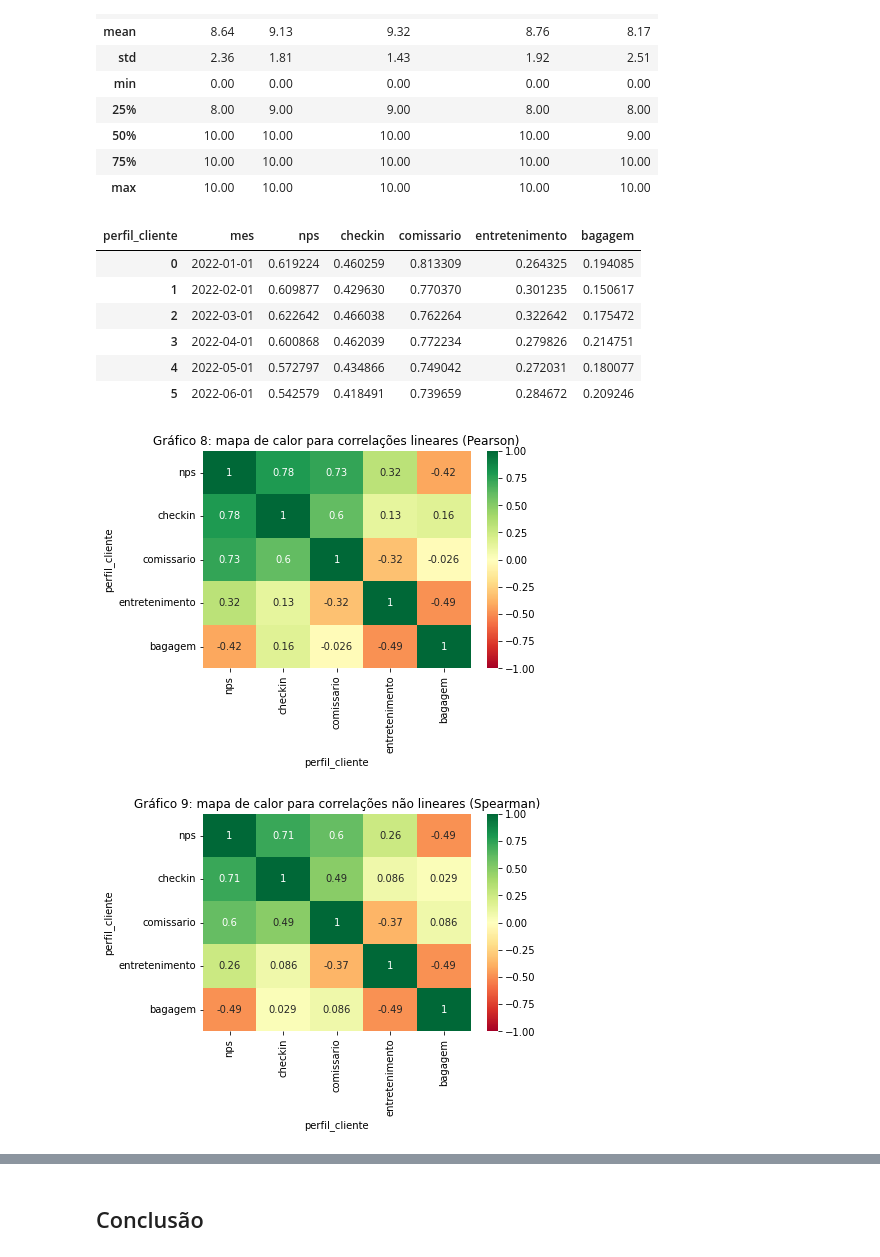
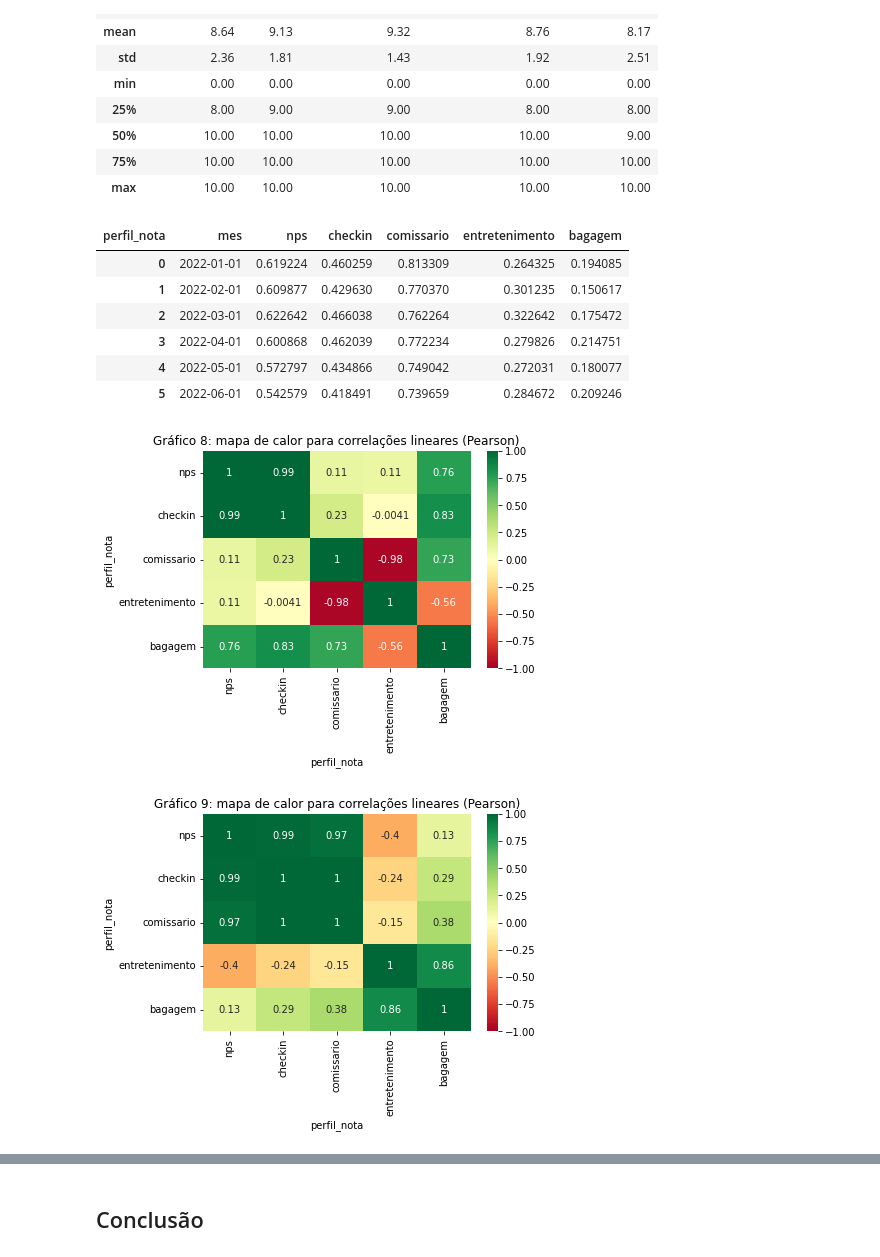
Before and after one commit to rknagao/azul, a Jupyter notebook: notebook.ipynb, the cells around one changed output, grey strips where cells are left out. Cells and saved outputs as stored; diff of their text form; code cells hidden in the pictures.

```diff
--- a/notebook.ipynb
+++ b/notebook.ipynb
@@ -107,3 +110,12 @@ print(f"Data do último registro: {df_nps['Data_Voo'].max()}")
 # %% [output]
 Data do primeiro registro: 2022-01-01 00:00:00
 Data do último registro: 2022-06-30 00:00:00
+# %%
+# Separando os períodos de comparação.
+df_nps['periodo'] = np.where(df_nps['Data_Voo'].between('2022-01-01', '2022-03-31'), 'q1', 'q2')
+
+print('Período de controle:')
+display(df_nps.loc[df_nps['periodo'] == 'q1', 'Data_Voo'].min(), df_nps.loc[df_nps['periodo'] == 'q1', 'Data_Voo'].max())
+
+print('Período de avaliação:')
+display(df_nps.loc[df_nps['periodo'] == 'q2', 'Data_Voo'].min(), df_nps.loc[df_nps['periodo'] == 'q2', 'Data_Voo'].max())
@@ -297,21 +368,22 @@ Quantidade de notas principais: 2870
 # %%
 def calcular_nps(df, coluna):
     # Definição de perfil de votos por vôo.
-    df['perfil_cliente'] = np.select(
+    df_temp = df.copy(deep=True)
+    df_temp[f'perfil_nota'] = np.select(
         [
             df[coluna] <= 6,
             df[coluna].between(7, 8),
-            df[coluna] >= 9,
+            df[coluna] >= 9
         ],
         [
             'detrator',
             'neutro',
             'promotor'
-        ], '?'
+        ], 'sem resposta'
     )
 
     # Cálculo de NPS por mês.
-    df_mes = pd.pivot_table(data=df, values='Id', index='mes', columns='perfil_cliente', aggfunc='count', margins=True, margins_name='total').reset_index(drop=False).iloc[:-1, :]
+    df_mes = pd.pivot_table(data=df_temp, values='Id', index='mes', columns='perfil_nota', aggfunc='count', margins=True, margins_name='total').reset_index(drop=False).iloc[:-1, :]
     df_mes['nps'] = (df_mes['promotor'] - df_mes['detrator'])/df_mes['total']
 
     return df_mes
@@ -440,21 +516,24 @@ df_nps_merge = pd.merge(df_nps_merge[['mes', 'nps', 'checkin', 'comissario', 'en
 
 df_nps_merge
 # %% [output]
-| perfil_cliente | mes | nps | checkin | comissario | entretenimento | bagagem |
+| perfil_nota | mes | nps | checkin | comissario | entretenimento | bagagem |
 | 0 | 2022-01-01 | 0.619224 | 0.460259 | 0.813309 | 0.264325 | 0.194085 |
 | 1 | 2022-02-01 | 0.609877 | 0.429630 | 0.770370 | 0.301235 | 0.150617 |
 | 2 | 2022-03-01 | 0.622642 | 0.466038 | 0.762264 | 0.322642 | 0.175472 |
 | 3 | 2022-04-01 | 0.600868 | 0.462039 | 0.772234 | 0.279826 | 0.214751 |
 | 4 | 2022-05-01 | 0.572797 | 0.434866 | 0.749042 | 0.272031 | 0.180077 |
 | 5 | 2022-06-01 | 0.542579 | 0.418491 | 0.739659 | 0.284672 | 0.209246 |
+# %%
+df_nps_merge['periodo'] = np.where(df_nps_merge['mes'] >= '2022-04-01', 'q2', 'q1')
 # %%
-fig = sns.heatmap(df_nps_merge.corr(method='pearson'), vmin=-1, vmax=1, cmap='RdYlGn', annot=True)
+# Correlação linear das notas entre períodos
+fig = sns.heatmap(df_nps_merge.loc[df_nps_merge['periodo'] == 'q1'].corr(method='pearson'), vmin=-1, vmax=1, cmap='RdYlGn', annot=True)
 fig.set(title='Gráfico 8: mapa de calor para correlações lineares (Pearson)')
 plt.show()
 
-fig = sns.heatmap(df_nps_merge.corr(method='spearman'), vmin=-1, vmax=1, cmap='RdYlGn', annot=True)
-fig.set(title='Gráfico 9: mapa de calor para correlações não lineares (Spearman)')
+fig = sns.heatmap(df_nps_merge.loc[df_nps_merge['periodo'] == 'q2'].corr(method='pearson'), vmin=-1, vmax=1, cmap='RdYlGn', annot=True)
+fig.set(title='Gráfico 9: mapa de calor para correlações lineares (Pearson)')
 plt.show()
 # %% [output]
-[figure, old version]
+[figure, new version]
-[figure, old version]
+[figure, new version]
```
Also changed, not shown: parts of 60 cells of this notebook.
